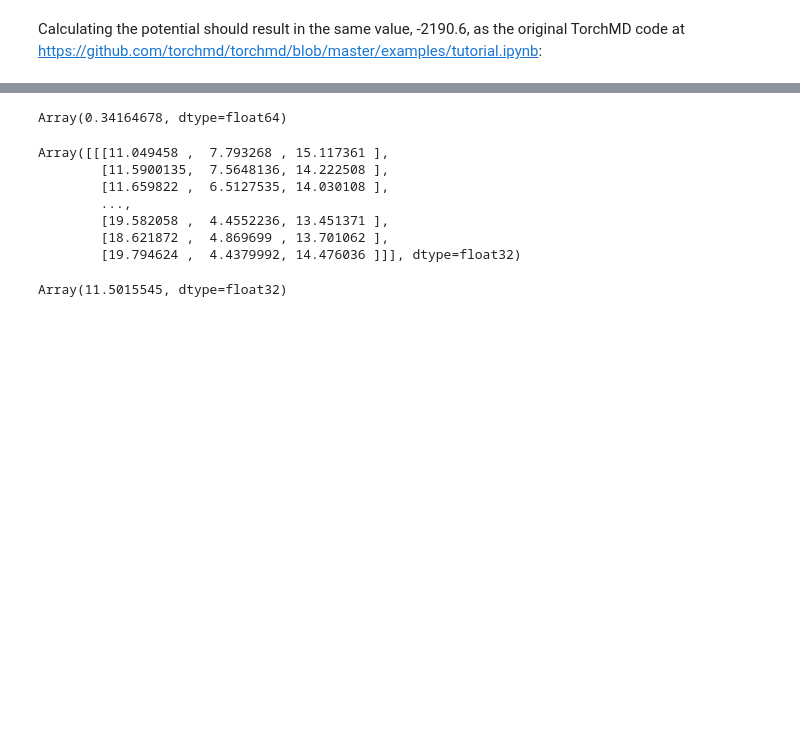
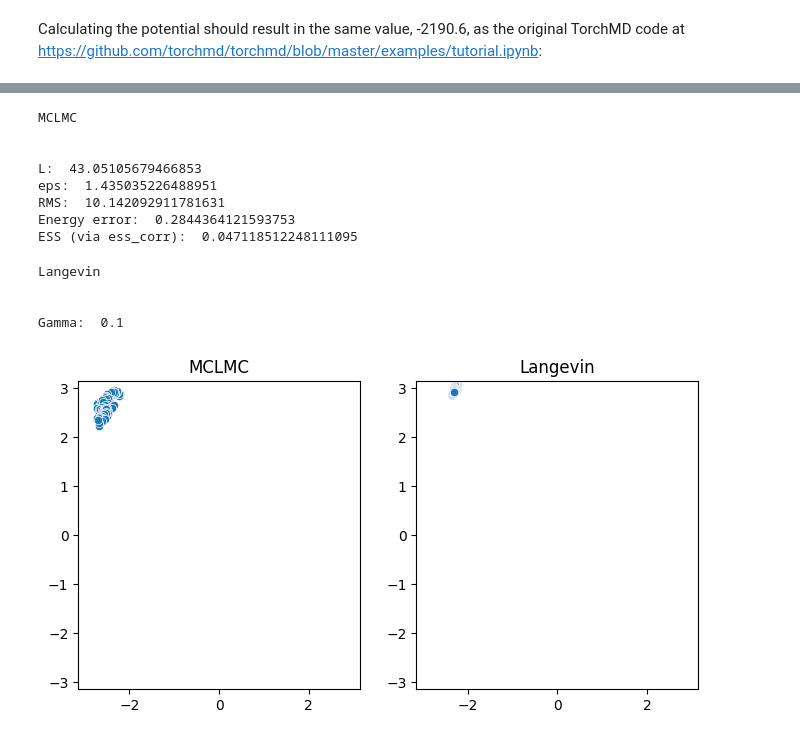
Before and after one commit to reubenharry/jax-md, a Jupyter notebook: notebooks/ad_mclmc.ipynb, the cells around one changed output, grey strips where cells are left out. Saved outputs shown, nothing was run; the diff lists cells and outputs as text; code cells hidden in the pictures; blank space fills up the shorter version.

Commit message:
cleaner notebook

```diff
--- a/notebooks/ad_mclmc.ipynb
+++ b/notebooks/ad_mclmc.ipynb
@@ -99,2 +69,0 @@ Array(10.27686023, dtype=float64)
-# %%
-traj = md.load('../notebooks/data/ala2.h5')
@@ -127,18 +69,0 @@ traj = md.load('../notebooks/data/ala2.h5')
-# %%
-import mdtraj as md
-import seaborn as sns
-
-psi_indices, phi_indices = [6, 8, 14, 16], [4, 6, 8, 14]
-trajectory = md.load('./data/prod_alanine_dipeptide_amber/structure.pdb')
-trajectory.xyz=nnp.array(nnp.reshape(samples, (samples.shape[0], 688, 3)))[::10]
-unitC = nnp.array([(samples.shape[0]//10)*[nnp.diag(mol.box[:,0])]]).squeeze()
-trajectory.unitcell_vectors = unitC # traj.unitcell_vectors[:10000]
-# angles = md.compute_dihedrals(traj, [phi_indices, psi_indices])
-# sns.scatterplot(x = angles[:, 0], y = angles[:, 1])
-# rama_plot([nnp.reshape(s, (1,2269,3)) for s in traj.xyz[::10, :, :]])
-
-angles2 = md.compute_dihedrals(trajectory, [phi_indices, psi_indices])
-
-sns.scatterplot(x = angles2[:, 0], y = angles2[:, 1])
-plt.xlim(-math.pi, math.pi)
-plt.ylim(-math.pi, math.pi)
@@ -163,4 +69,0 @@ Array(0.34164678, dtype=float64)
-# %%
-(nnp.square(energy[1:]-energy[:-1])/math.prod(pos.shape)).mean()
-# %% [output]
-Array(0.34164678, dtype=float64)
@@ -173,36 +69,0 @@ Array(0.34164678, dtype=float64)
-# %%
-# ## run nvt
-
-from scipy.constants import k
-key = jax.random.PRNGKey(0)
-
-BOLTZMAN = 0.001987191
-temperature = 300 * BOLTZMAN
-dt = 1e-3
-init, update = simulate.nvt_langevin(nlogp, shift_fn, dt, kT=temperature, gamma=0.1)
-state = init(key, pos)
-traj = []
-# gs = []
-# cs = []
-for i in range(100000):
-  if i%10==0:
-    traj.append(state.position)
-#     gs.append(jax.grad(lambda x : forces.compute(x, box))(state.position))
-#     cs.append((lambda x : forces.compute(x, box))(state.position))
-
-  state = update(state)
-R = state.position
-R
-# %% [output]
-Array([[[11.049458 ,  7.793268 , 15.117361 ],
-        [11.5900135,  7.5648136, 14.222508 ],
-        [11.659822 ,  6.5127535, 14.030108 ],
-        ...,
-        [19.582058 ,  4.4552236, 13.451371 ],
-        [18.621872 ,  4.869699 , 13.701062 ],
-        [19.794624 ,  4.4379992, 14.476036 ]]], dtype=float32)
-# %%
-s = nnp.reshape(nnp.array(traj), (1000, 688*3))
-nnp.sqrt(nnp.mean(s**2)).mean()
-# %% [output]
-Array(11.5015545, dtype=float32)
@@ -208,0 +151,16 @@ Array(11.5015545, dtype=float32)
+# %%
+samples,energy,L,eps, samples_langevin, gamma = run_mclmc(dt=2, L_factor=30, chain_length=100, gamma=0.1)
+# %% [output]
+MCLMC
+
+
+L:  43.05105679466853
+eps:  1.435035226488951
+RMS:  10.142092911781631
+Energy error:  0.2844364121593753
+ESS (via ess_corr):  0.047118512248111095
+Langevin
+
+
+Gamma:  0.1
+[figure, added]
```
Also changed, not shown: parts of 31 cells of this notebook.
